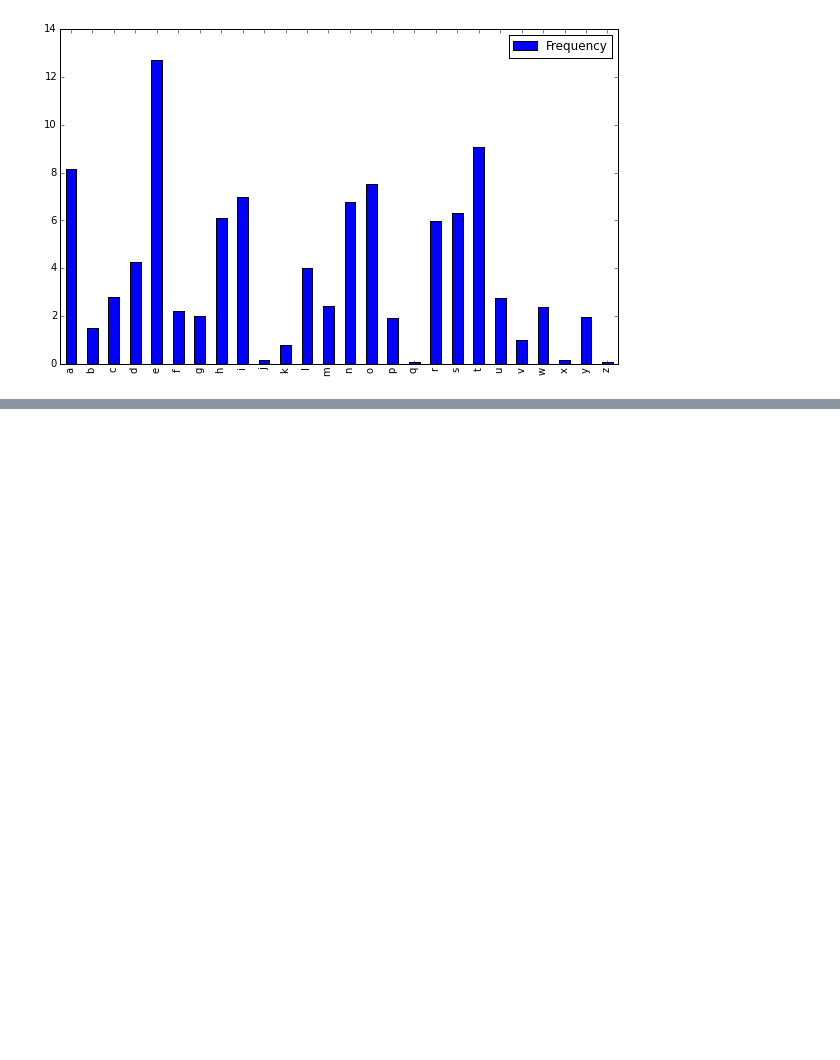
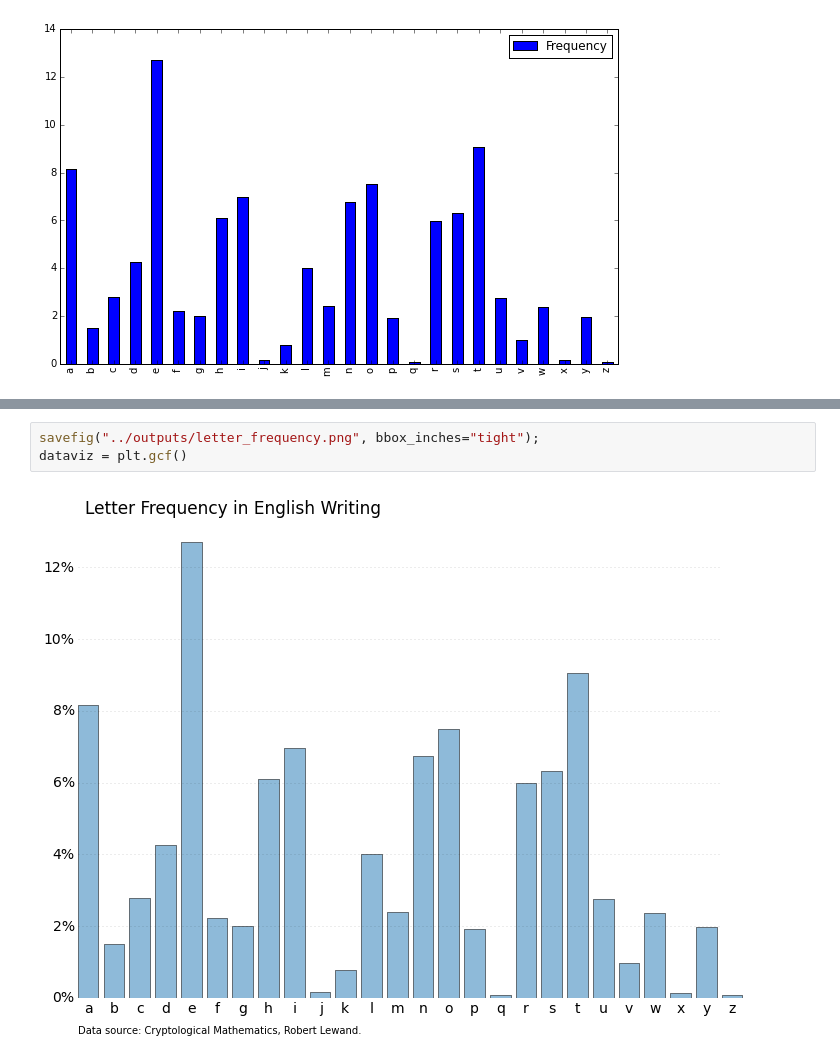
Before and after one commit to dtherrick/dataviz_baseball, a Jupyter notebook: iPython/1-Create A Clean Chart.ipynb, the cells around one changed output, grey strips where cells are left out. Cells and saved outputs as stored; diff of their text form; blank space fills up the shorter version.

```diff
--- a/iPython/1-Create A Clean Chart.ipynb
+++ b/iPython/1-Create A Clean Chart.ipynb
@@ -186,0 +147,5 @@ dataviz = plt.gcf()
+# %%
+savefig("../outputs/letter_frequency.png", bbox_inches="tight");
+dataviz = plt.gcf()
+# %% [output]
+[figure, added]
```
Also changed, not shown: parts of 38 cells of this notebook, 5 other files.
